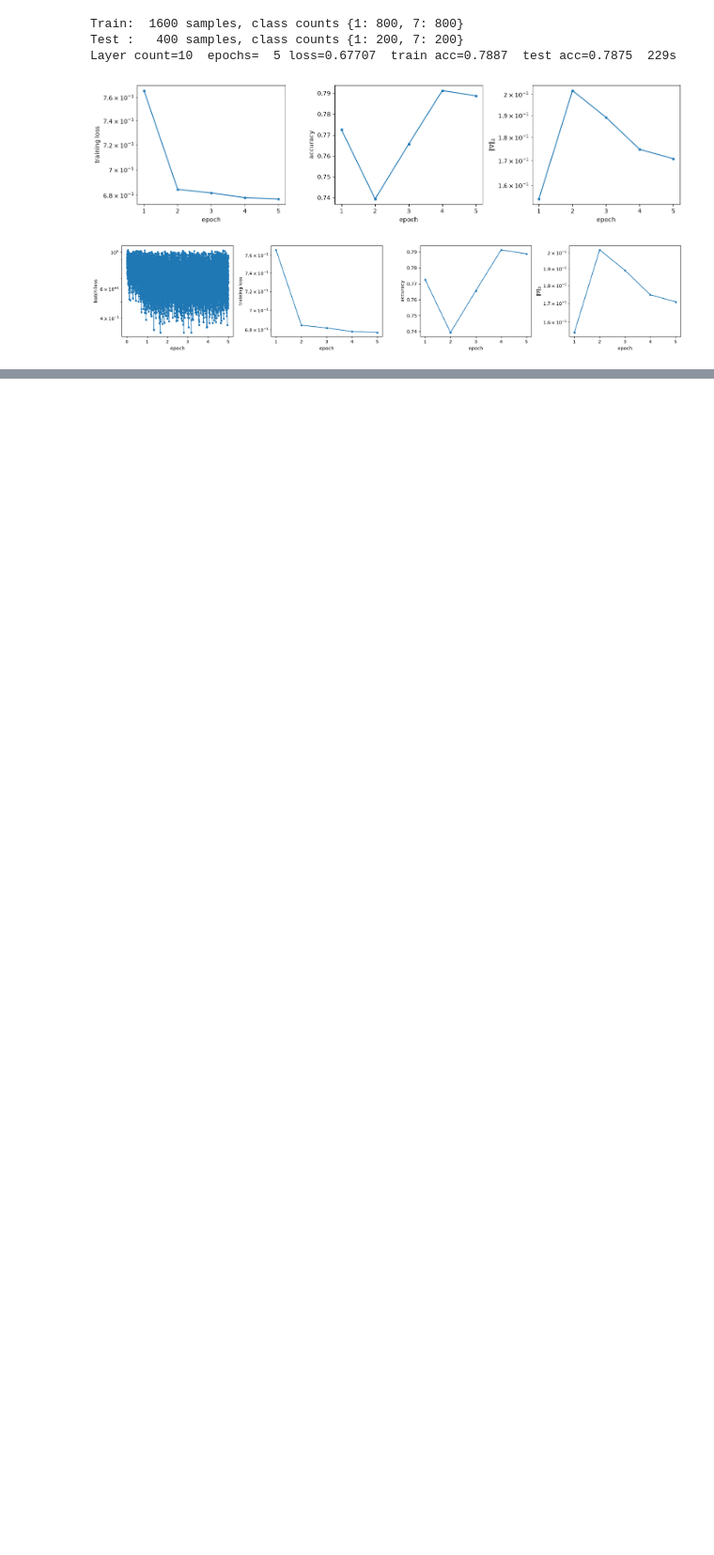
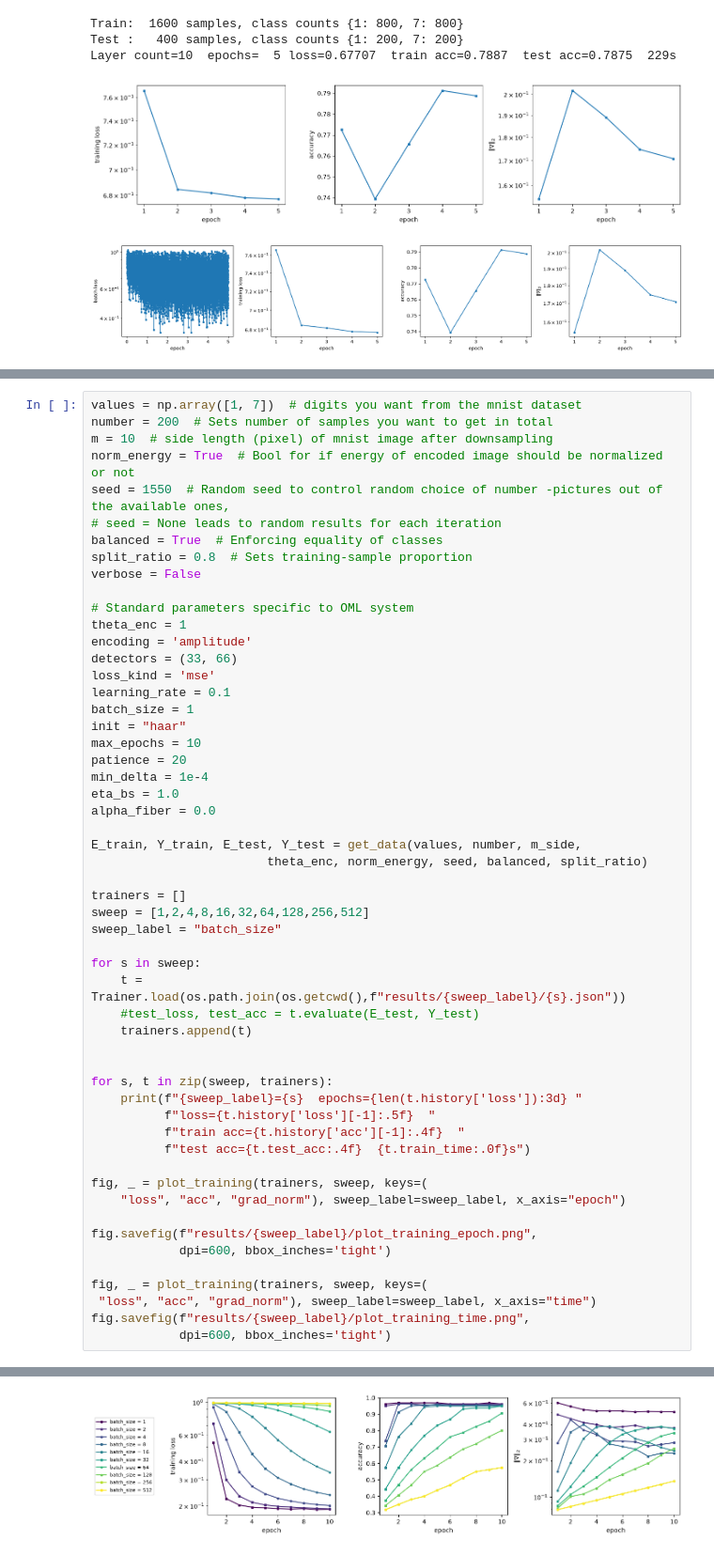
Before and after one commit to kaschdaniel/MANTIS, a Jupyter notebook: Training.ipynb, the cells around one changed output, grey strips where cells are left out. Shown at 94% size. Drawn from its saved outputs; the diff is of its cells as text; blank space fills up the shorter version.

```diff
--- a/Training.ipynb
+++ b/Training.ipynb
@@ -310,0 +356,55 @@ Layer count=10  epochs=  5 loss=0.67707  train acc=0.7887  test acc=0.7875  229s
+# %%
+values = np.array([1, 7])  # digits you want from the mnist dataset
+number = 200  # Sets number of samples you want to get in total
+m = 10  # side length (pixel) of mnist image after downsampling
+norm_energy = True  # Bool for if energy of encoded image should be normalized or not
+seed = 1550  # Random seed to control random choice of number -pictures out of the available ones,
+# seed = None leads to random results for each iteration
+balanced = True  # Enforcing equality of classes
+split_ratio = 0.8  # Sets training-sample proportion
+verbose = False
+
+# Standard parameters specific to OML system
+theta_enc = 1
+encoding = 'amplitude'
+detectors = (33, 66)
+loss_kind = 'mse'
+learning_rate = 0.1
+batch_size = 1
+init = "haar"
+max_epochs = 10
+patience = 20
+min_delta = 1e-4
+eta_bs = 1.0
+alpha_fiber = 0.0
+
+E_train, Y_train, E_test, Y_test = get_data(values, number, m_side,
+                        theta_enc, norm_energy, seed, balanced, split_ratio)
+
+trainers = []
+sweep = [1,2,4,8,16,32,64,128,256,512]
+sweep_label = "batch_size"
+
+for s in sweep:
+    t = Trainer.load(os.path.join(os.getcwd(),f"results/{sweep_label}/{s}.json"))
+    #test_loss, test_acc = t.evaluate(E_test, Y_test)
+    trainers.append(t)
+
+
+for s, t in zip(sweep, trainers):
+    print(f"{sweep_label}={s}  epochs={len(t.history['loss']):3d} "
+          f"loss={t.history['loss'][-1]:.5f}  "
+          f"train acc={t.history['acc'][-1]:.4f}  "
+          f"test acc={t.test_acc:.4f}  {t.train_time:.0f}s")
+
+fig, _ = plot_training(trainers, sweep, keys=(
+    "loss", "acc", "grad_norm"), sweep_label=sweep_label, x_axis="epoch")
+
+fig.savefig(f"results/{sweep_label}/plot_training_epoch.png",
+            dpi=600, bbox_inches='tight')
+
+fig, _ = plot_training(trainers, sweep, keys=(
+ "loss", "acc", "grad_norm"), sweep_label=sweep_label, x_axis="time")
+fig.savefig(f"results/{sweep_label}/plot_training_time.png",
+            dpi=600, bbox_inches='tight')
+# %% [output]
@@ -310,0 +423 @@ Layer count=10  epochs=  5 loss=0.67707  train acc=0.7887  test acc=0.7875  229s
+[figure, added]
```
Also changed, not shown: parts of 4 cells of this notebook, 7 other files.
